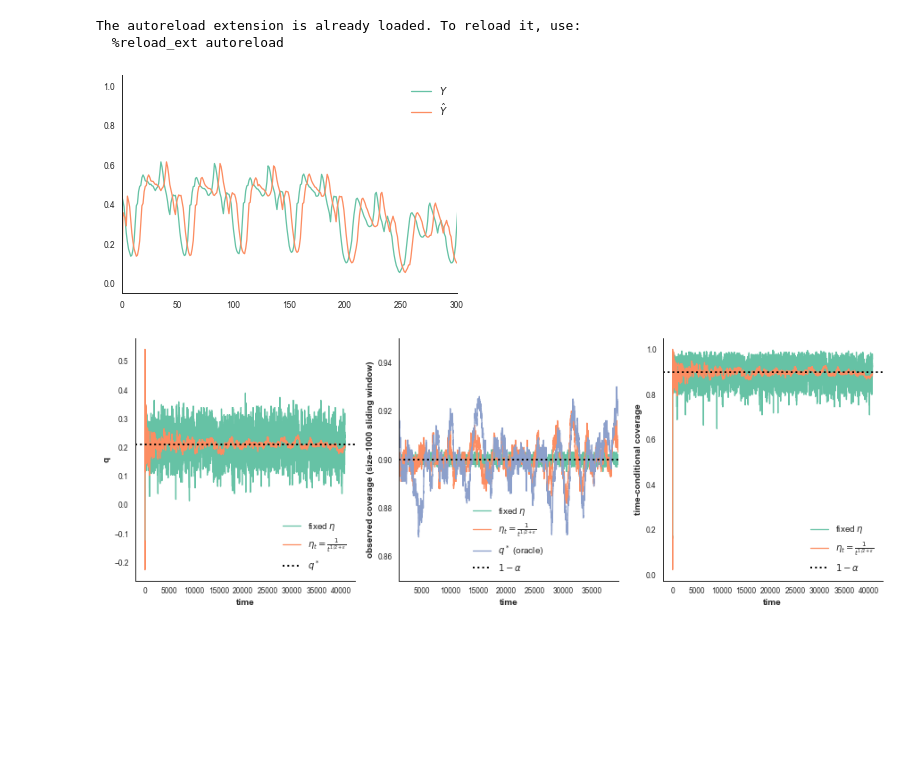
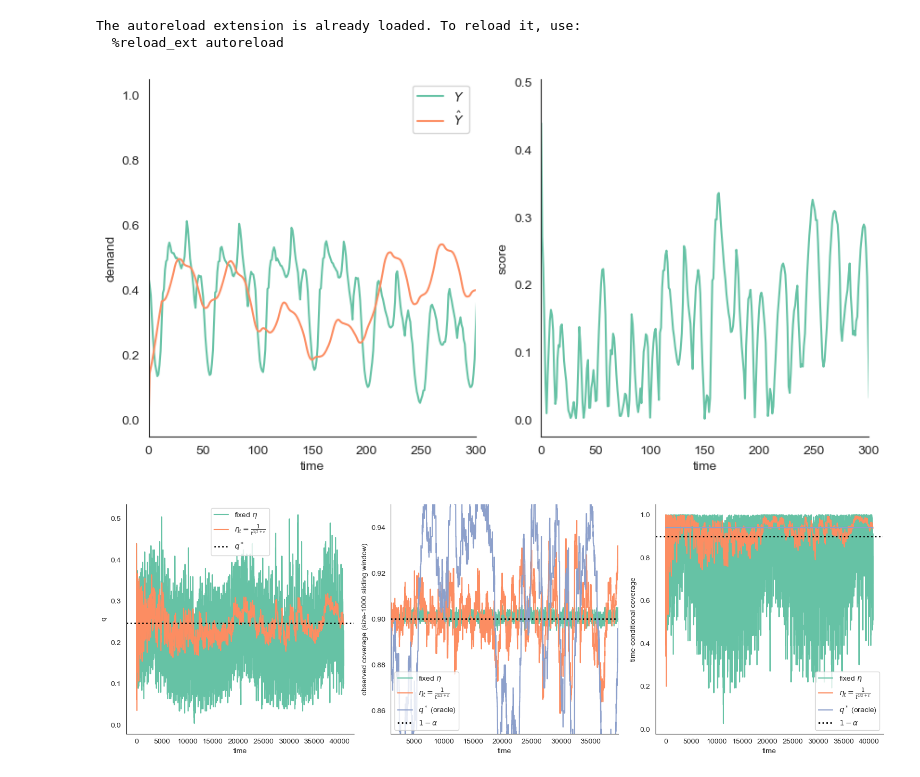
Before and after one commit to aangelopoulos/online-conformal-decaying, a Jupyter notebook: elec2.ipynb, the cells around one changed output. Cells and saved outputs as stored; diff of their text form; code cells hidden in the pictures; blank space fills up the shorter version.

```diff
--- a/elec2.ipynb
+++ b/elec2.ipynb
@@ -19,15 +28,25 @@ The autoreload extension is already loaded. To reload it, use:
 # %%
 data = pd.read_csv('./data/elec2.csv')
 Y = data['nswdemand'].to_numpy()
-Yhat = np.roll(Y,5)
+Yhat = smooth_array(np.roll(Y,-96), 24)
 Yhat[0] = 0
+scores = np.abs(Y - Yhat)
 
 sns.set_style("white")
 sns.set_palette('Set2')
-sns.lineplot(x=range(Y.shape[0]), y=Y, label=r'$Y$')
-sns.lineplot(x=range(Y.shape[0]), y=Yhat, label=r'$\hat{Y}$')
-plt.xlim([0,300])
+fig, axs = plt.subplots(nrows=1, ncols=2, figsize=(10,5))
+sns.lineplot(x=range(Y.shape[0]), y=Y, label=r'$Y$', ax=axs[0])
+sns.lineplot(x=range(Y.shape[0]), y=Yhat, label=r'$\hat{Y}$', ax=axs[0])
+sns.lineplot(x=range(Y.shape[0]), y=scores, ax=axs[1])
+axs[0].set_xlim([0,300])
+axs[0].set_xlabel('time')
+axs[0].set_ylabel('demand')
+axs[1].set_xlim([0,300])
+axs[1].set_xlabel('time')
+axs[1].set_ylabel('score')
 sns.despine(top=True, right=True)
+os.makedirs('./results/', exist_ok=True)
+plt.savefig('./results/elec2-raw.pdf')
 # %% [output]
-[figure, old version]
+[figure, new version]
 # %%
@@ -94,12 +101,14 @@ axs[1].set_ylim([0.85, 0.95])
 axs[1].legend()
 axs[2].plot(range(T), time_coverage_fixed, label=r'fixed $\eta$')
 axs[2].plot(range(T), time_coverage_decaying, label=r'$\eta_t = \frac{1}{t^{1/2+\epsilon}}$')
+axs[2].plot(range(T), time_coverage_qstar, label=r'$q^*$ (oracle)')
 axs[2].axhline(y=1-alpha, linestyle='dotted', color="k", linewidth=2, label=r'$1-\alpha$')
 axs[2].set_xlabel('time')
 axs[2].set_ylabel(f"time-conditional coverage")
 axs[2].legend()
 sns.despine(top=True, right=True)
+plt.tight_layout()
 os.makedirs('./results/', exist_ok=True)
 plt.savefig('./results/elec2.pdf')
 # %% [output]
-[figure, old version]
+[figure, new version]
```
Also changed, not shown: parts of 4 cells of this notebook, 8 other files.
